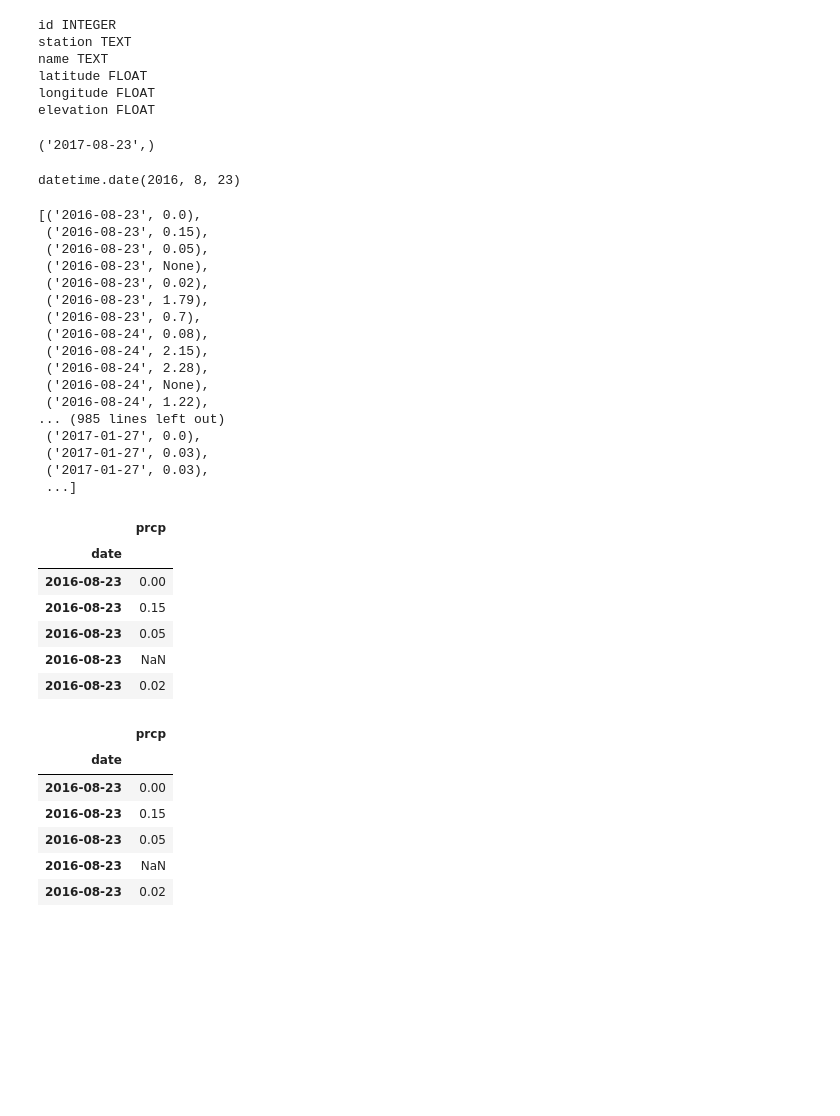
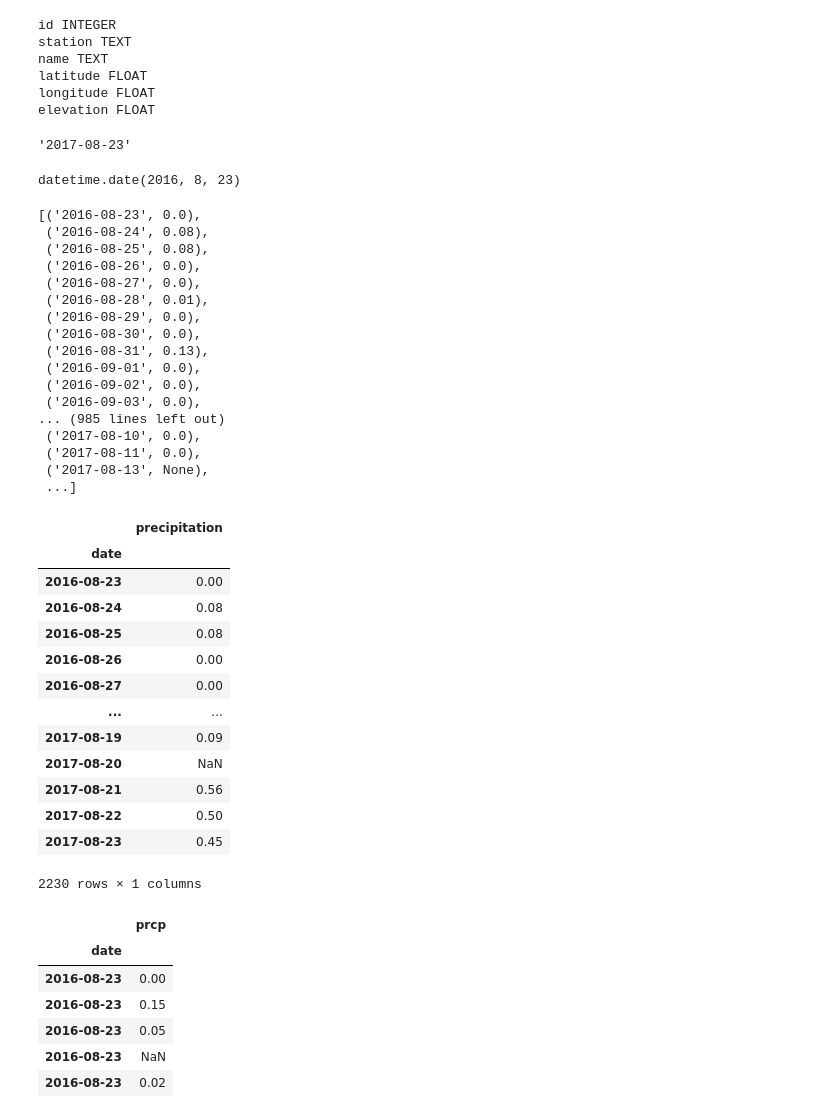
Before and after one commit to sultenfussc/SQLAlchemy_Challenge, a Jupyter notebook: climate_starter.ipynb, the cells around one changed output. Cells and saved outputs as stored; diff of their text form; code cells hidden in the pictures; blank space fills up the shorter version.

```diff
--- a/climate_starter.ipynb
+++ b/climate_starter.ipynb
@@ -72,9 +70,13 @@ longitude FLOAT
 elevation FLOAT
 # %%
 # Find the most recent date in the data set.
-session.query(measurement.date).order_by(measurement.date.desc()).first()
+most_recent_date=session.query(measurement.date).order_by(measurement.date.desc()).first()
+
+most_recent_date=most_recent_date[0]
+
+most_recent_date
 # %% [output]
-('2017-08-23',)
+'2017-08-23'
 # %%
 # Design a query to retrieve the last 12 months of precipitation data and plot the results.
 # Starting from the most recent data point in the database.
@@ -87,41 +89,47 @@ datetime.date(2016, 8, 23)
 # %%
 # Perform a query to retrieve the date and precipitation scores
 date_prcp = session.query(measurement.date, measurement.prcp).\
-    filter(measurement.date >= date_year_prior).\
-    order_by(measurement.date).all()
+    filter(measurement.date >= date_year_prior).all()
 date_prcp
 # %% [output]
 [('2016-08-23', 0.0),
- ('2016-08-23', 0.15),
- ('2016-08-23', 0.05),
- ('2016-08-23', None),
- ('2016-08-23', 0.02),
- ('2016-08-23', 1.79),
- ('2016-08-23', 0.7),
  ('2016-08-24', 0.08),
- ('2016-08-24', 2.15),
- ('2016-08-24', 2.28),
- ('2016-08-24', None),
- ('2016-08-24', 1.22),
+ ('2016-08-25', 0.08),
+ ('2016-08-26', 0.0),
+ ('2016-08-27', 0.0),
+ ('2016-08-28', 0.01),
+ ('2016-08-29', 0.0),
+ ('2016-08-30', 0.0),
+ ('2016-08-31', 0.13),
+ ('2016-09-01', 0.0),
+ ('2016-09-02', 0.0),
+ ('2016-09-03', 0.0),
 ... (985 lines left out)
- ('2017-01-27', 0.0),
- ('2017-01-27', 0.03),
- ('2017-01-27', 0.03),
+ ('2017-08-10', 0.0),
+ ('2017-08-11', 0.0),
+ ('2017-08-13', None),
  ...]
 # %%
 # Save the query results as a Pandas DataFrame and set the index to the date column
-yearly_prc_df = pd.DataFrame(date_prcp, columns=['date', 'prcp'])
+yearly_prc_df = pd.DataFrame(date_prcp, columns=['date', 'precipitation'])
 
 yearly_prc_df.set_index('date', inplace=True)
-yearly_prc_df.head()
+yearly_prc_df
 # %% [output]
-|  | prcp |
+|  | precipitation |
 | date |  |
 | 2016-08-23 | 0.00 |
-| 2016-08-23 | 0.15 |
-| 2016-08-23 | 0.05 |
-| 2016-08-23 | NaN |
-| 2016-08-23 | 0.02 |
+| 2016-08-24 | 0.08 |
+| 2016-08-25 | 0.08 |
+| 2016-08-26 | 0.00 |
+| 2016-08-27 | 0.00 |
+| ... | ... |
+| 2017-08-19 | 0.09 |
+| 2017-08-20 | NaN |
+| 2017-08-21 | 0.56 |
+| 2017-08-22 | 0.50 |
+| 2017-08-23 | 0.45 |
+2230 rows × 1 columns
 # %%
 # Sort the dataframe by date
 sort_by_date_df = yearly_prc_df.sort_values(by=['date'], ascending=True)
```
Also changed, not shown: parts of 8 cells of this notebook.
